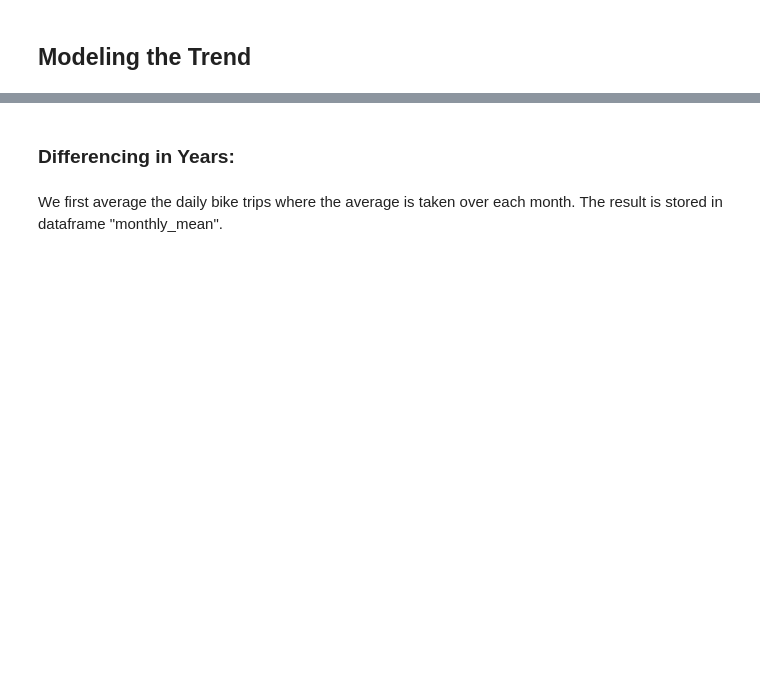
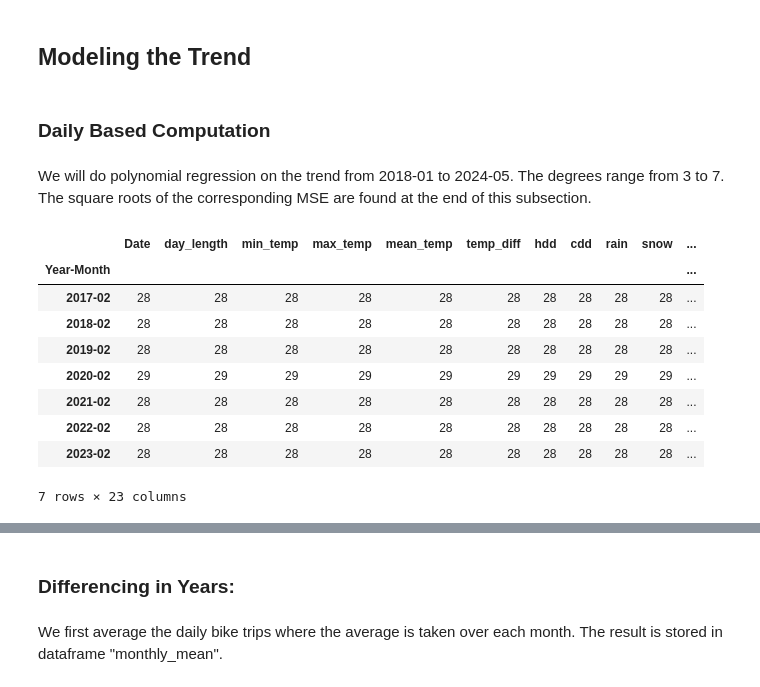
Before and after one commit to hodagben/bike-share-project, a Jupyter notebook: EDA/Remove Trend and Seasonality.ipynb, the cells around one changed output, grey strips where cells are left out. Saved outputs shown, nothing was run; the diff lists cells and outputs as text; code cells hidden in the pictures; blank space fills up the shorter version.

```diff
--- a/EDA/Remove Trend and Seasonality.ipynb
+++ b/EDA/Remove Trend and Seasonality.ipynb
@@ -102,3 +82,21 @@ def str_to_date(s):
     return (datetime.strptime(s,'%Y-%m'))
 # %% [markdown]
 ## Modeling the Trend
+# %% [markdown]
+### Daily Based Computation
+# %% [markdown]
+We will do polynomial regression on the trend from 2018-01 to 2024-05. The degrees range from 3 to 7. The square roots of the corresponding MSE are found at the end of this subsection.
+# %%
+# Some years have one more day in February
+bike_train.groupby('Year-Month').count().loc[['2017-02','2018-02','2019-02','2020-02','2021-02','2022-02','2023-02']]
+# %% [output]
+|  | Date | day_length | min_temp | max_temp | mean_temp | temp_diff | hdd | cdd | rain | snow | ... |
+| Year-Month |  |  |  |  |  |  |  |  |  |  | ... |
+| 2017-02 | 28 | 28 | 28 | 28 | 28 | 28 | 28 | 28 | 28 | 28 | ... |
+| 2018-02 | 28 | 28 | 28 | 28 | 28 | 28 | 28 | 28 | 28 | 28 | ... |
+| 2019-02 | 28 | 28 | 28 | 28 | 28 | 28 | 28 | 28 | 28 | 28 | ... |
+| 2020-02 | 29 | 29 | 29 | 29 | 29 | 29 | 29 | 29 | 29 | 29 | ... |
+| 2021-02 | 28 | 28 | 28 | 28 | 28 | 28 | 28 | 28 | 28 | 28 | ... |
+| 2022-02 | 28 | 28 | 28 | 28 | 28 | 28 | 28 | 28 | 28 | 28 | ... |
+| 2023-02 | 28 | 28 | 28 | 28 | 28 | 28 | 28 | 28 | 28 | 28 | ... |
+7 rows × 23 columns
```
Also changed, not shown: parts of 21 cells of this notebook, 1 other file.
